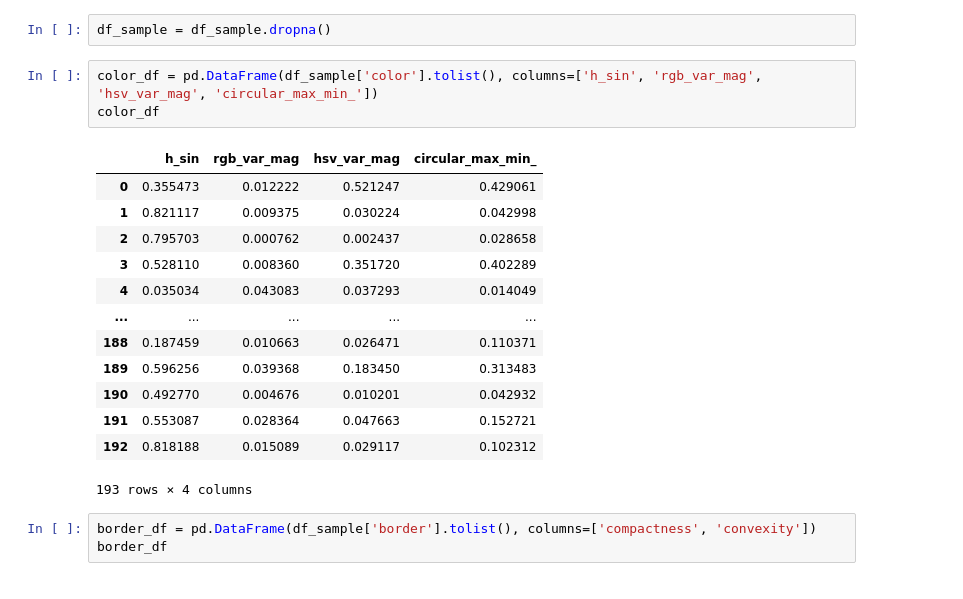
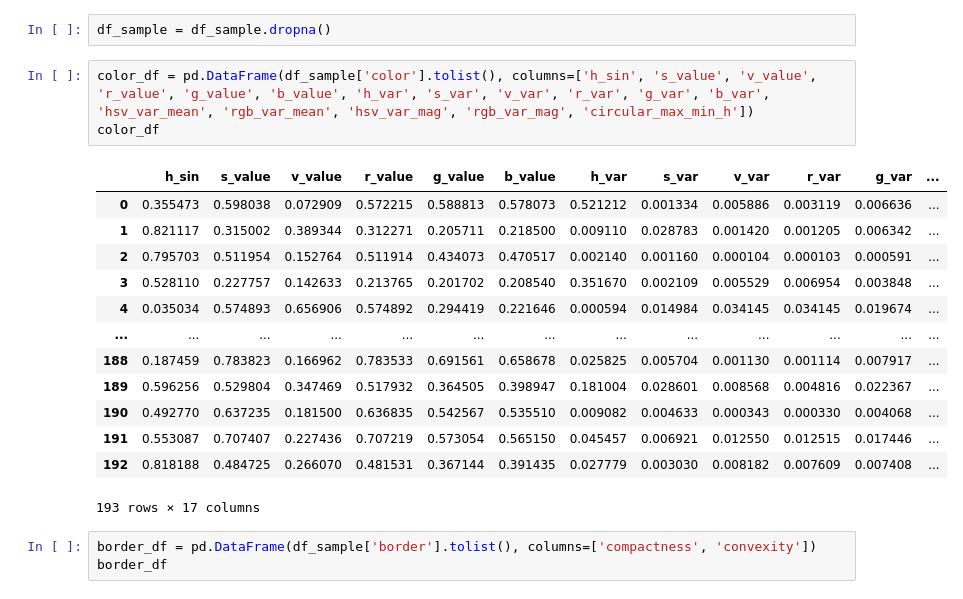
Before and after one commit to LauritsRich/2026-PDS-Tigers, a Jupyter notebook: src/playground.ipynb, the cells around one changed output. Cells and saved outputs as stored; diff of their text form.

Commit message:
color feature extended and first model playground

```diff
--- a/src/playground.ipynb
+++ b/src/playground.ipynb
@@ -79,22 +79,22 @@ df_sample.head()
 # %%
 df_sample = df_sample.dropna()
 # %%
-color_df = pd.DataFrame(df_sample['color'].tolist(), columns=['h_sin', 'rgb_var_mag', 'hsv_var_mag', 'circular_max_min_'])
+color_df = pd.DataFrame(df_sample['color'].tolist(), columns=['h_sin', 's_value', 'v_value', 'r_value', 'g_value', 'b_value', 'h_var', 's_var', 'v_var', 'r_var', 'g_var', 'b_var', 'hsv_var_mean', 'rgb_var_mean', 'hsv_var_mag', 'rgb_var_mag', 'circular_max_min_h'])
 color_df
 # %% [output]
-|  | h_sin | rgb_var_mag | hsv_var_mag | circular_max_min_ |
-| 0 | 0.355473 | 0.012222 | 0.521247 | 0.429061 |
-| 1 | 0.821117 | 0.009375 | 0.030224 | 0.042998 |
-| 2 | 0.795703 | 0.000762 | 0.002437 | 0.028658 |
-| 3 | 0.528110 | 0.008360 | 0.351720 | 0.402289 |
-| 4 | 0.035034 | 0.043083 | 0.037293 | 0.014049 |
-| ... | ... | ... | ... | ... |
-| 188 | 0.187459 | 0.010663 | 0.026471 | 0.110371 |
-| 189 | 0.596256 | 0.039368 | 0.183450 | 0.313483 |
-| 190 | 0.492770 | 0.004676 | 0.010201 | 0.042932 |
-| 191 | 0.553087 | 0.028364 | 0.047663 | 0.152721 |
-| 192 | 0.818188 | 0.015089 | 0.029117 | 0.102312 |
+|  | h_sin | s_value | v_value | r_value | g_value | b_value | h_var | s_var | v_var | r_var | g_var | ... |
+| 0 | 0.355473 | 0.598038 | 0.072909 | 0.572215 | 0.588813 | 0.578073 | 0.521212 | 0.001334 | 0.005886 | 0.003119 | 0.006636 | ... |
+| 1 | 0.821117 | 0.315002 | 0.389344 | 0.312271 | 0.205711 | 0.218500 | 0.009110 | 0.028783 | 0.001420 | 0.001205 | 0.006342 | ... |
+| 2 | 0.795703 | 0.511954 | 0.152764 | 0.511914 | 0.434073 | 0.470517 | 0.002140 | 0.001160 | 0.000104 | 0.000103 | 0.000591 | ... |
+| 3 | 0.528110 | 0.227757 | 0.142633 | 0.213765 | 0.201702 | 0.208540 | 0.351670 | 0.002109 | 0.005529 | 0.006954 | 0.003848 | ... |
+| 4 | 0.035034 | 0.574893 | 0.656906 | 0.574892 | 0.294419 | 0.221646 | 0.000594 | 0.014984 | 0.034145 | 0.034145 | 0.019674 | ... |
+| ... | ... | ... | ... | ... | ... | ... | ... | ... | ... | ... | ... | ... |
+| 188 | 0.187459 | 0.783823 | 0.166962 | 0.783533 | 0.691561 | 0.658678 | 0.025825 | 0.005704 | 0.001130 | 0.001114 | 0.007917 | ... |
+| 189 | 0.596256 | 0.529804 | 0.347469 | 0.517932 | 0.364505 | 0.398947 | 0.181004 | 0.028601 | 0.008568 | 0.004816 | 0.022367 | ... |
+| 190 | 0.492770 | 0.637235 | 0.181500 | 0.636835 | 0.542567 | 0.535510 | 0.009082 | 0.004633 | 0.000343 | 0.000330 | 0.004068 | ... |
+| 191 | 0.553087 | 0.707407 | 0.227436 | 0.707219 | 0.573054 | 0.565150 | 0.045457 | 0.006921 | 0.012550 | 0.012515 | 0.017446 | ... |
+| 192 | 0.818188 | 0.484725 | 0.266070 | 0.481531 | 0.367144 | 0.391435 | 0.027779 | 0.003030 | 0.008182 | 0.007609 | 0.007408 | ... |
-193 rows × 4 columns
+193 rows × 17 columns
 # %%
 border_df = pd.DataFrame(df_sample['border'].tolist(), columns=['compactness', 'convexity'])
 border_df
```
Also changed, not shown: parts of 7 cells of this notebook, 2 other files.
